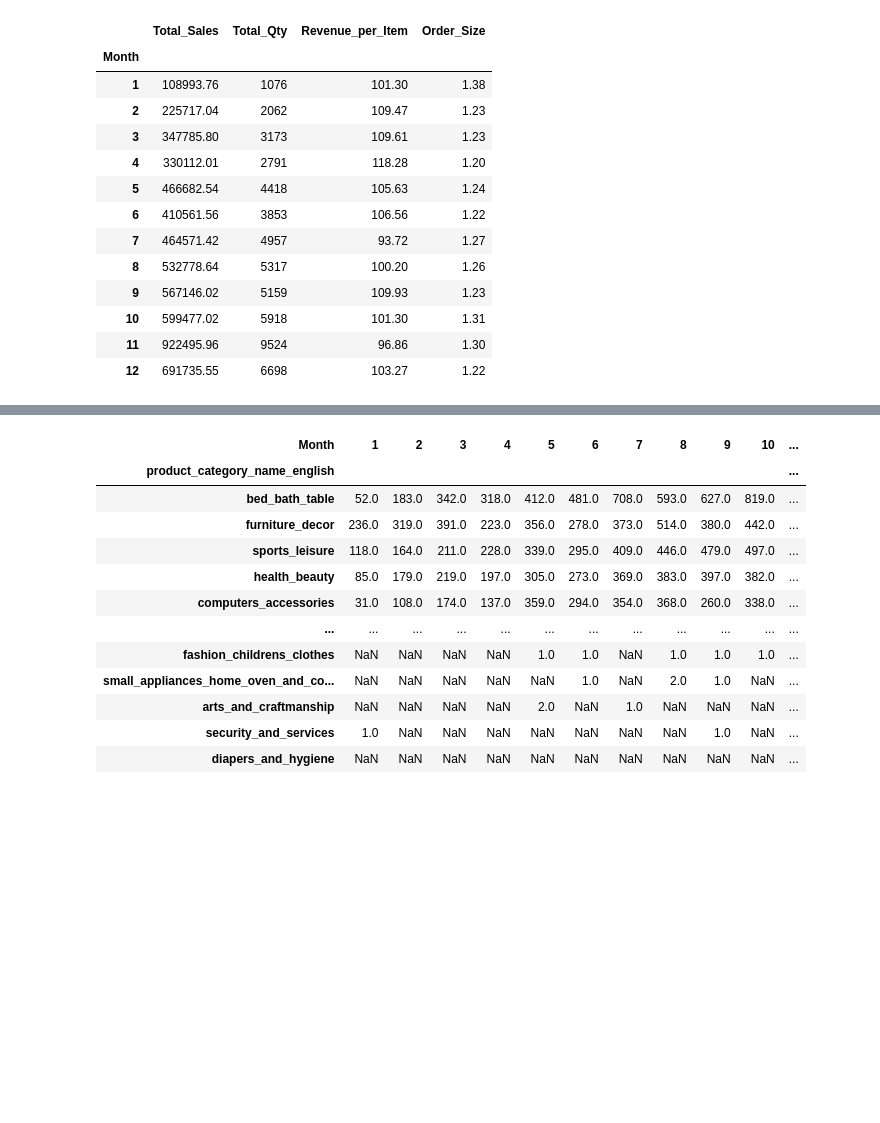
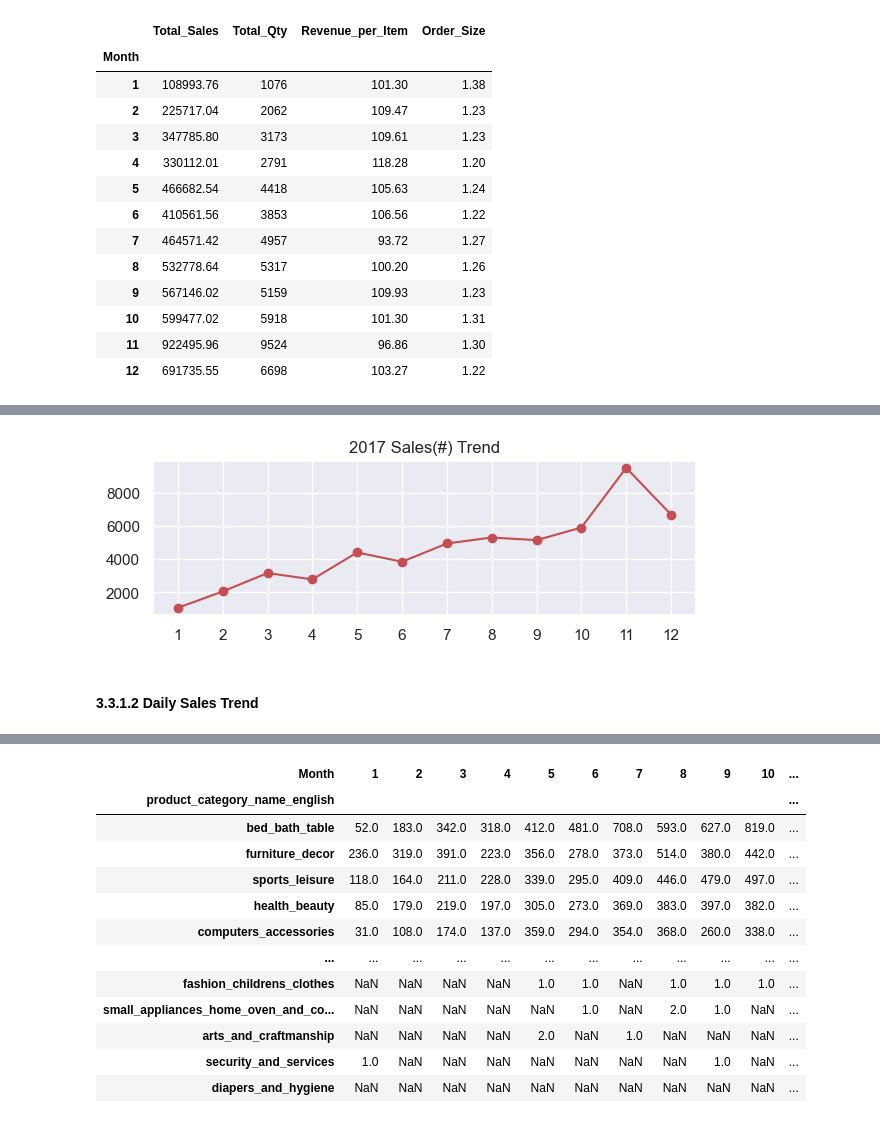
Before and after one commit to buttonsnail/Springboard, a Jupyter notebook: Capstone3_Exploratory Data Analysis(EDA).ipynb, the cells around one changed output, grey strips where cells are left out. Drawn from its saved outputs; the diff is of its cells as text; code cells hidden in the pictures; blank space fills up the shorter version.

```diff
--- a/Capstone3_Exploratory Data Analysis(EDA).ipynb
+++ b/Capstone3_Exploratory Data Analysis(EDA).ipynb
@@ -109,0 +112,12 @@ plt.show()
+# %%
+x_values = sales.index.to_list()
+y_values = sales['Total_Qty'].values
+fig, ax = plt.subplots(figsize=(7, 2))
+ax.plot(x_values, y_values, marker='o', linestyle='-', color='r')
+ax.set_xticks(range(1, 13))
+ax.set(title="2017 Sales(#) Trend")
+plt.show()
+# %% [output]
+[figure, added]
+# %% [markdown]
+#### 3.3.1.2 Daily Sales Trend
```
Also changed, not shown: parts of 31 cells of this notebook.
